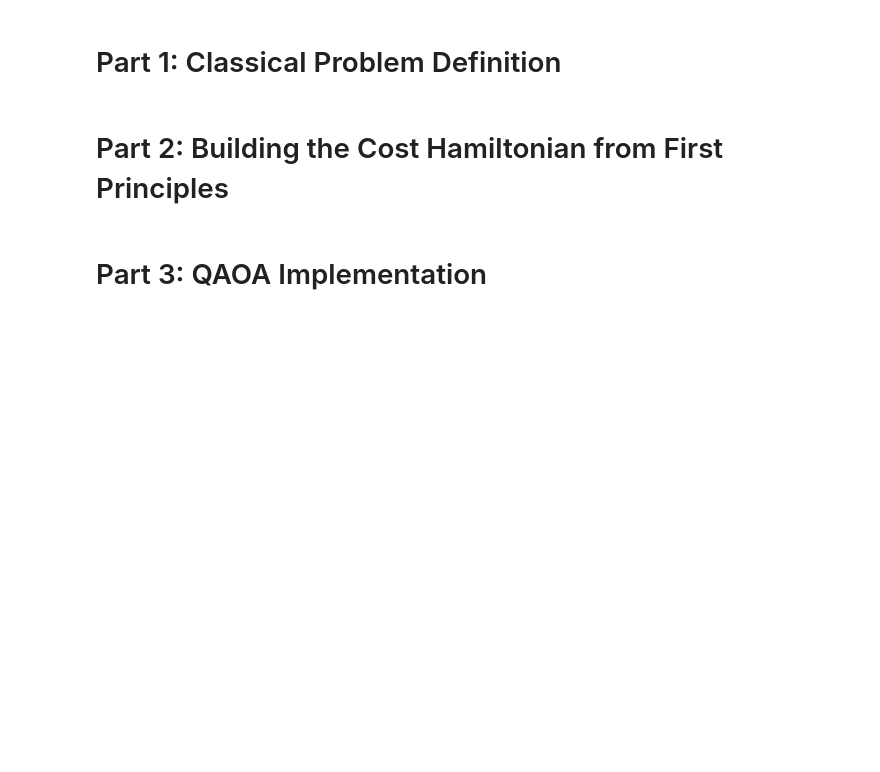
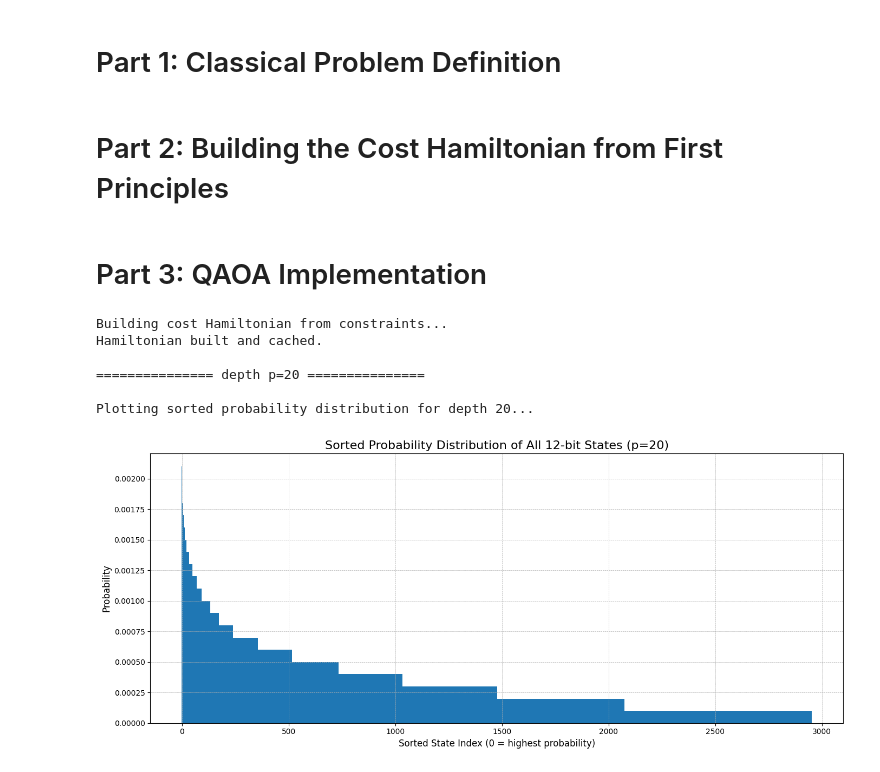
Before and after one commit to NOT4LONG01/QIC2025-Korea, a Jupyter notebook: rotation_action_encoding.ipynb, the cells around one changed output. Cells and saved outputs as stored; diff of their text form; code cells hidden in the pictures; blank space fills up the shorter version.

```diff
--- a/rotation_action_encoding.ipynb
+++ b/rotation_action_encoding.ipynb
@@ -639,25 +639,36 @@ def run_qaoa_for_depth(p, cost_hamiltonian, estimator, sampler):
     sampler_result = sampler_job.result()
     quasi_dists = sampler_result.quasi_dists[0]
 
-    # Display the probabilities and costs of the top states
-    display_top_states_info(quasi_dists, num_states=5)
-
-    # Compute average cost and probability of top-5 states
-    if not quasi_dists:
-        return 0, 0
-
-    sorted_dists = sorted(quasi_dists.items(), key=lambda item: item[1], reverse=True)[:5]
-
-    avg_cost = 0
-    avg_prob = 0
-    for state_int, prob in sorted_dists:
-        bitstring = f'{state_int:0{NUM_QUBITS}b}'
-        cost = calculate_classical_cost(bitstring)
-        avg_cost += cost
-        avg_prob += prob
-
-    avg_cost /= 5
-    avg_prob /= 5
-
-    return avg_cost, avg_prob
+    return quasi_dists
+# %%
+def main():
+    estimator = Estimator()
+    sampler = Sampler()
+    cost_hamiltonian = build_cost_hamiltonian(NUM_QUBITS)
+
+    p = 20
+    quasi_dists = run_qaoa_for_depth(p, cost_hamiltonian, estimator, sampler)
+
+    print("\nPlotting sorted probability distribution for depth 20...")
+    sorted_probs = sorted(quasi_dists.values(), reverse=True)
+
+    plt.figure(figsize=(14, 6))
+    plt.bar(range(len(sorted_probs)), sorted_probs, width=1.0)
+    plt.title("Sorted Probability Distribution of All 12-bit States (p=20)", fontsize=16)
+    plt.xlabel("Sorted State Index (0 = highest probability)", fontsize=12)
+    plt.ylabel("Probability", fontsize=12)
+    plt.grid(True, linestyle='--', linewidth=0.5)
+    plt.tight_layout()
+    plt.show()
+
+if __name__ == "__main__":
+    main()
+# %% [output]
+Building cost Hamiltonian from constraints...
+Hamiltonian built and cached.
+
+=============== depth p=20 ===============
+
+Plotting sorted probability distribution for depth 20...
+[figure, added]
 # %%
```
Also changed, not shown: parts of 1 cell of this notebook, 2 other files.
